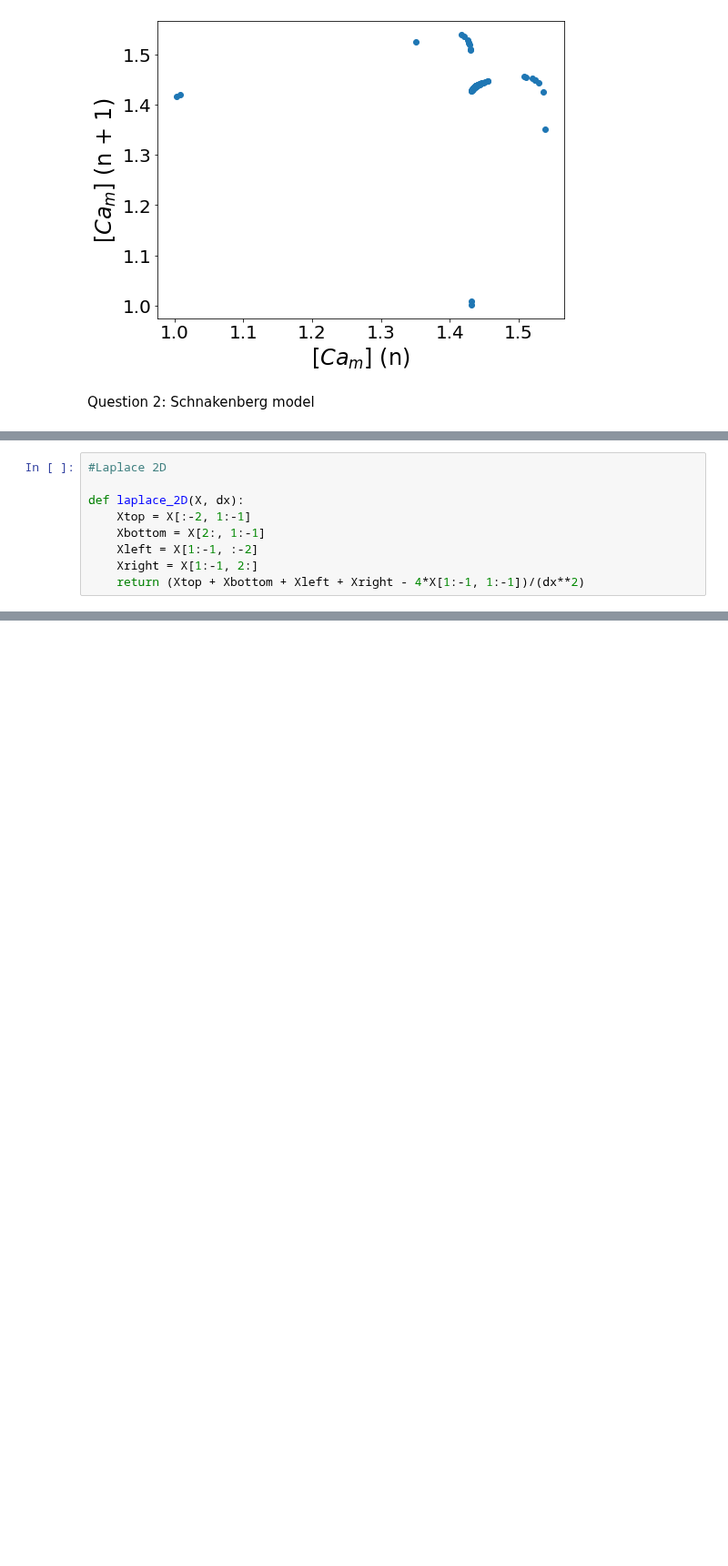
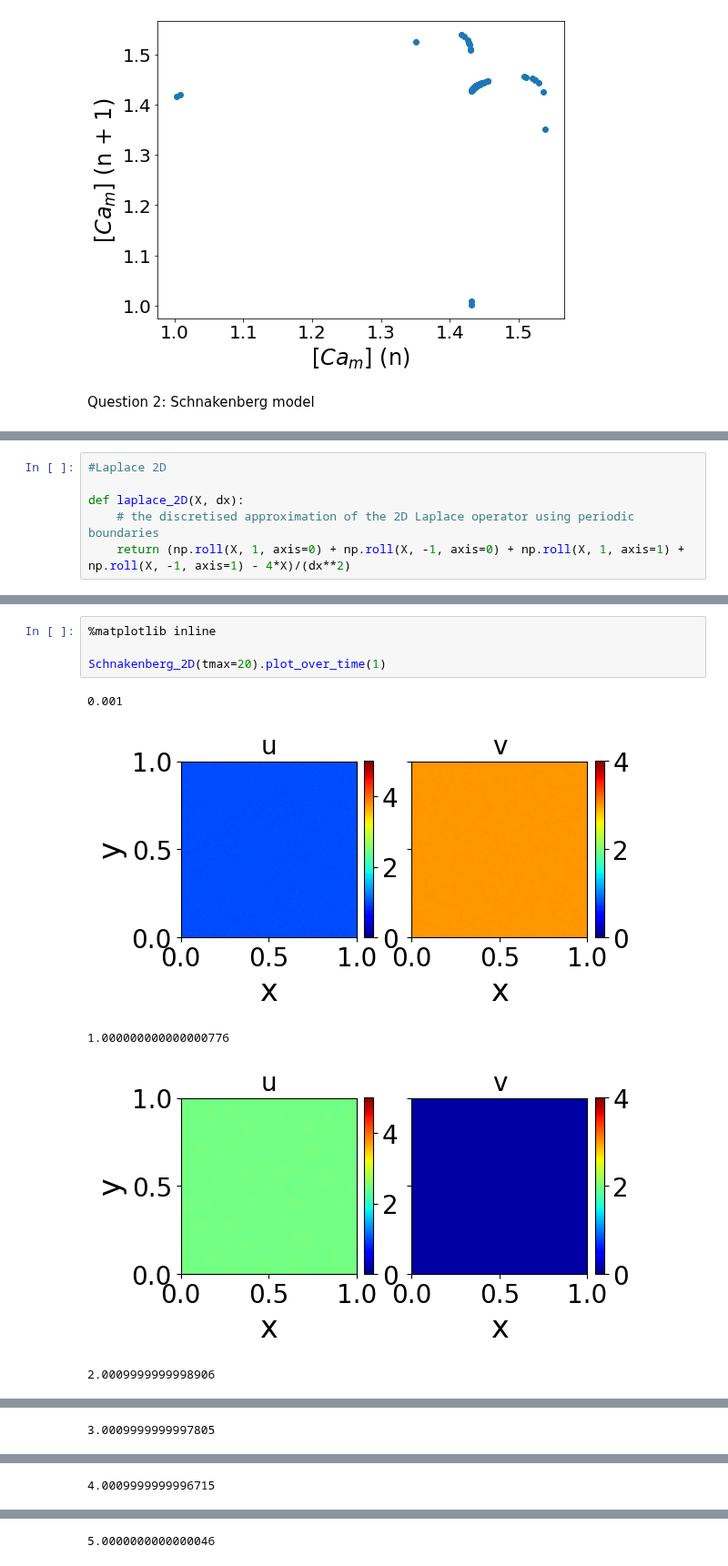
Before and after one commit to Nickvs99/ComputationalBiology, a Jupyter notebook: Set3/Assignment3.ipynb, the cells around one changed output, grey strips where cells are left out. Shown at 91% size. Drawn from its saved outputs; the diff is of its cells as text; blank space fills up the shorter version.

```diff
--- a/Set3/Assignment3.ipynb
+++ b/Set3/Assignment3.ipynb
@@ -197,9 +196,6 @@ def laplace_1D(X, dx):
-# %%
-#Laplace 2D
-
-def laplace_2D(X, dx):
-    Xtop = X[:-2, 1:-1]
-    Xbottom = X[2:, 1:-1]
-    Xleft = X[1:-1, :-2]
-    Xright = X[1:-1, 2:]
-    return (Xtop + Xbottom + Xleft + Xright - 4*X[1:-1, 1:-1])/(dx**2)
+# %%
+#Laplace 2D
+
+def laplace_2D(X, dx):
+    # the discretised approximation of the 2D Laplace operator using periodic boundaries
+    return (np.roll(X, 1, axis=0) + np.roll(X, -1, axis=0) + np.roll(X, 1, axis=1) + np.roll(X, -1, axis=1) - 4*X)/(dx**2)
@@ -205,0 +297,10 @@ def laplace_2D(X, dx):
+# %%
+%matplotlib inline
+
+Schnakenberg_2D(tmax=20).plot_over_time(1)
+# %% [output]
+0.001
+[figure, added]
+1.000000000000000776
+[figure, added]
+2.0009999999998906
@@ -205,0 +308 @@ def laplace_2D(X, dx):
+3.0009999999997805
@@ -205,0 +310 @@ def laplace_2D(X, dx):
+4.0009999999996715
@@ -205,0 +312 @@ def laplace_2D(X, dx):
+5.0000000000000046
```
Also changed, not shown: parts of 5 cells of this notebook, 3 other files.
